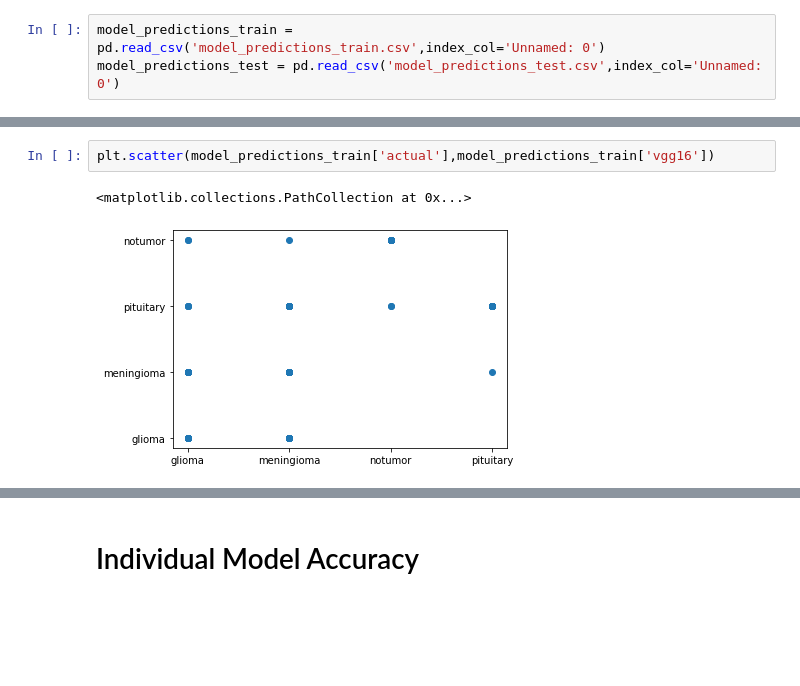
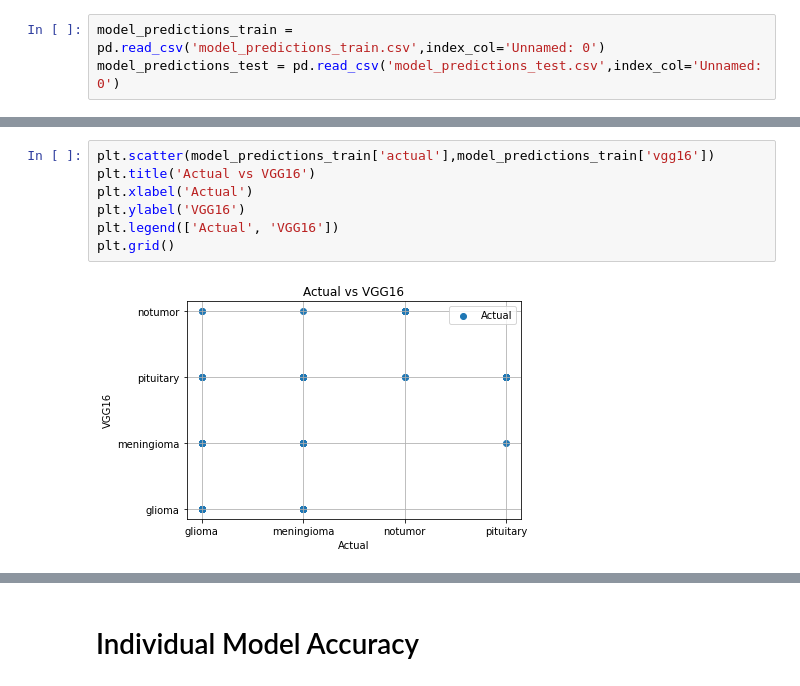
Before and after one commit to AnuraghSarkar/inversecooking, a Jupyter notebook: mri.ipynb, the cells around one changed output, grey strips where cells are left out. Saved outputs shown, nothing was run; the diff lists cells and outputs as text; blank space fills up the shorter version.

```diff
--- a/mri.ipynb
+++ b/mri.ipynb
@@ -747,10 +747,14 @@ model_predictions_test.head()
 | Testing/glioma/Te-glTr_0002.jpg | glioma | glioma | glioma | glioma | glioma | glioma | glioma | glioma | ... |
 | Testing/glioma/Te-glTr_0003.jpg | glioma | glioma | glioma | glioma | glioma | glioma | glioma | glioma | ... |
 | Testing/glioma/Te-glTr_0004.jpg | glioma | glioma | glioma | glioma | glioma | glioma | glioma | glioma | ... |
-# %%
-plt.scatter(model_predictions_train['actual'],model_predictions_train['vgg16'])
-# %% [output]
-<matplotlib.collections.PathCollection at 0x...>
-[figure, removed]
+# %%
+plt.scatter(model_predictions_train['actual'],model_predictions_train['vgg16'])
+plt.title('Actual vs VGG16')
+plt.xlabel('Actual')
+plt.ylabel('VGG16')
+plt.legend(['Actual', 'VGG16'])
+plt.grid()
+# %% [output]
+[figure, added]
 # %%
 plt.hist(model_predictions_train['inception'],bins=10, stacked=True, color='blue', alpha=0.5)
```
Also changed, not shown: parts of 10 cells of this notebook, 1 other file.
